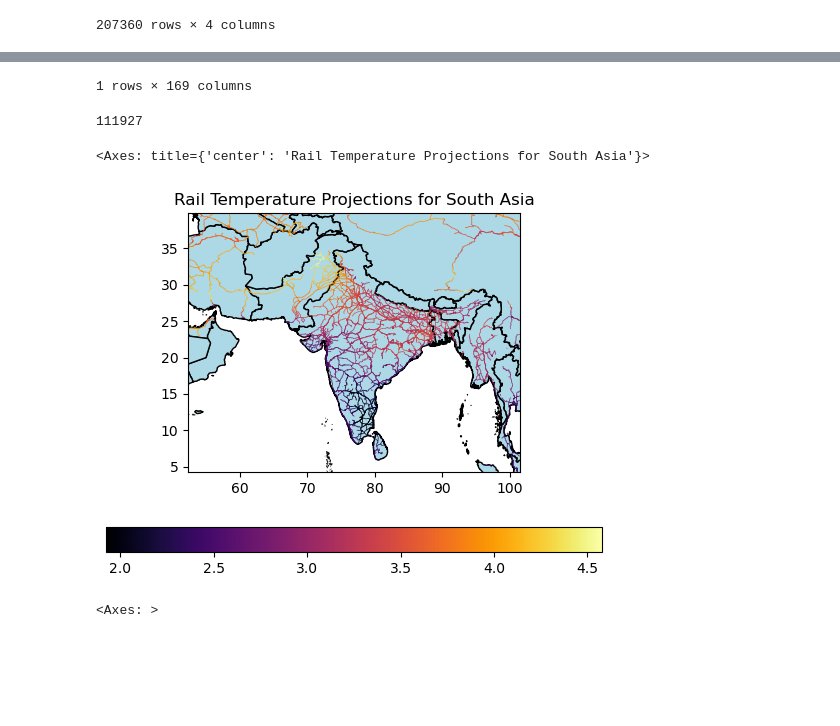
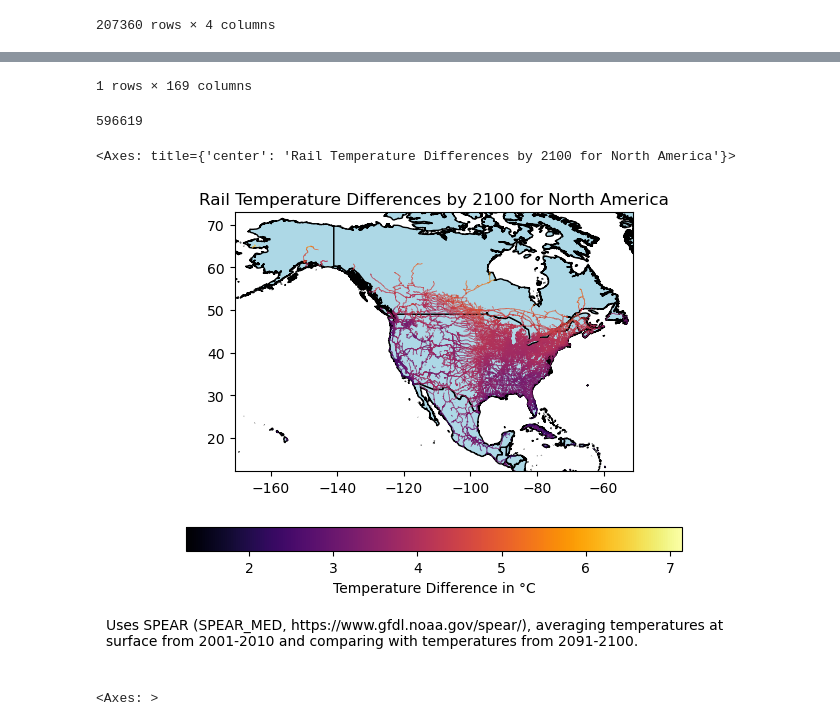
Before and after one commit to UMD-CTSM/network_flow_assignment, a Jupyter notebook: src/geoprocessing/temperature_overlay/overlaySpear.ipynb, the cells around one changed output, grey strips where cells are left out. Drawn from its saved outputs; the diff is of its cells as text; code cells hidden in the pictures; blank space fills up the shorter version.

```diff
--- a/src/geoprocessing/temperature_overlay/overlaySpear.ipynb
+++ b/src/geoprocessing/temperature_overlay/overlaySpear.ipynb
@@ -58,6 +59,10 @@ joined['line_segs']=[c for c in map(
   [g for g in joined.geometry]
 )]
 joined['tas'] = joined['tas'] * 2/3
+# %%
+
+tas_min = joined['tas'].min()
+tas_max = joined['tas'].max()
 # %%
 from shapely import LineString
 
@@ -76,48 +81,55 @@ nation_bounds = nation.total_bounds
 display(nation)
 
 # Contiguous USA
-# nation_bounds = (-124.7844079, 24.7433195, -66.9513812, 49.3457868,)
-# nation_name = ''
+nation_bounds = (-169.804688,13.213762,-52.031250,71.840073)
+nation_name = 'North America'
 # Europe
 # nation_bounds = (-22.351567,33.162177,39.789058,68.915600)
 # nation_name = 'Europe'
 # China / Russia
 # nation_bounds = (25.101555,19.181933,187.882755,78.172407)
 # nation_name = 'China / Russia'
 # South Asia
-nation_bounds = (53.357426,5.268747,100.468755,38.816910)
-nation_name = 'South Asia'
+# nation_bounds = (53.357426,5.268747,100.468755,38.816910)
+# nation_name = 'South Asia'
 # SE Asia
-nation_bounds = (91.177731,-13.614711,142.417966,28.804665)
-nation_name = 'South East Asia'
+# nation_bounds = (91.177731,-13.614711,142.417966,28.804665)
+# nation_name = 'South East Asia'
 
 
 pad = 1  # add a padding around the geometry
 nation_bounds = (
   nation_bounds[0] - pad,
   nation_bounds[1] - pad,
   nation_bounds[2] + pad,
   nation_bounds[3] + pad
 )
 xmin, ymin, xmax, ymax = nation_bounds
 base.set_xlim(xmin, xmax)
 base.set_ylim(ymin, ymax)
 
 # toPlot = tasDiffdf.clip(nation_bounds)
 # display(toPlot)
 # toPlot.plot(ax=base, column='tas', cmap='inferno', legend=True, linewidth=0.5, alpha=.5)
 toPlot = joined.clip(nation_bounds)[['tas', 'geometry']]
 display(len(toPlot))
-toPlot.plot(ax=base, column='tas', cmap='inferno', legend=True, legend_kwds={'orientation':'horizontal'}, linewidth=0.5)
-plt.title(f'Rail Temperature Projections for {nation_name}')
+toPlot.plot(ax=base, column='tas', cmap='inferno', legend=True, legend_kwds={
+  'orientation':'horizontal',
+  'label':'Temperature Difference in °C'}, linewidth=0.5, vmin=tas_min, vmax=tas_max)
+plt.title(f'Rail Temperature Differences by 2100 for {nation_name}')
+
+plt.figtext(0, -.05, '''
+Uses SPEAR (SPEAR_MED, https://www.gfdl.noaa.gov/spear/), averaging temperatures at surface from 2001-2010 \
+and comparing with temperatures from 2091-2100.
+''', wrap=True)
 display(base)
 # %% [output]
 |  | featurecla | scalerank | LABELRANK | SOVEREIGNT | SOV_A3 | ADM0_DIF | LEVEL | TYPE | TLC | ADMIN | ... |
 | 78 | Admin-0 country | 0 | 2 | United Kingdom | GB1 | 1 | 2 | Country | 1 | United Kingdom | ... |
 1 rows × 169 columns
-111927
+596619
-<Axes: title={'center': 'Rail Temperature Projections for South Asia'}>
+<Axes: title={'center': 'Rail Temperature Differences by 2100 for North America'}>
-[figure, old version]
+[figure, new version]
 # %%
 worldmap.plot(color='lightblue', edgecolor='black')
 # %% [output]
```
Also changed, not shown: parts of 1 cell of this notebook, 2 other files.
